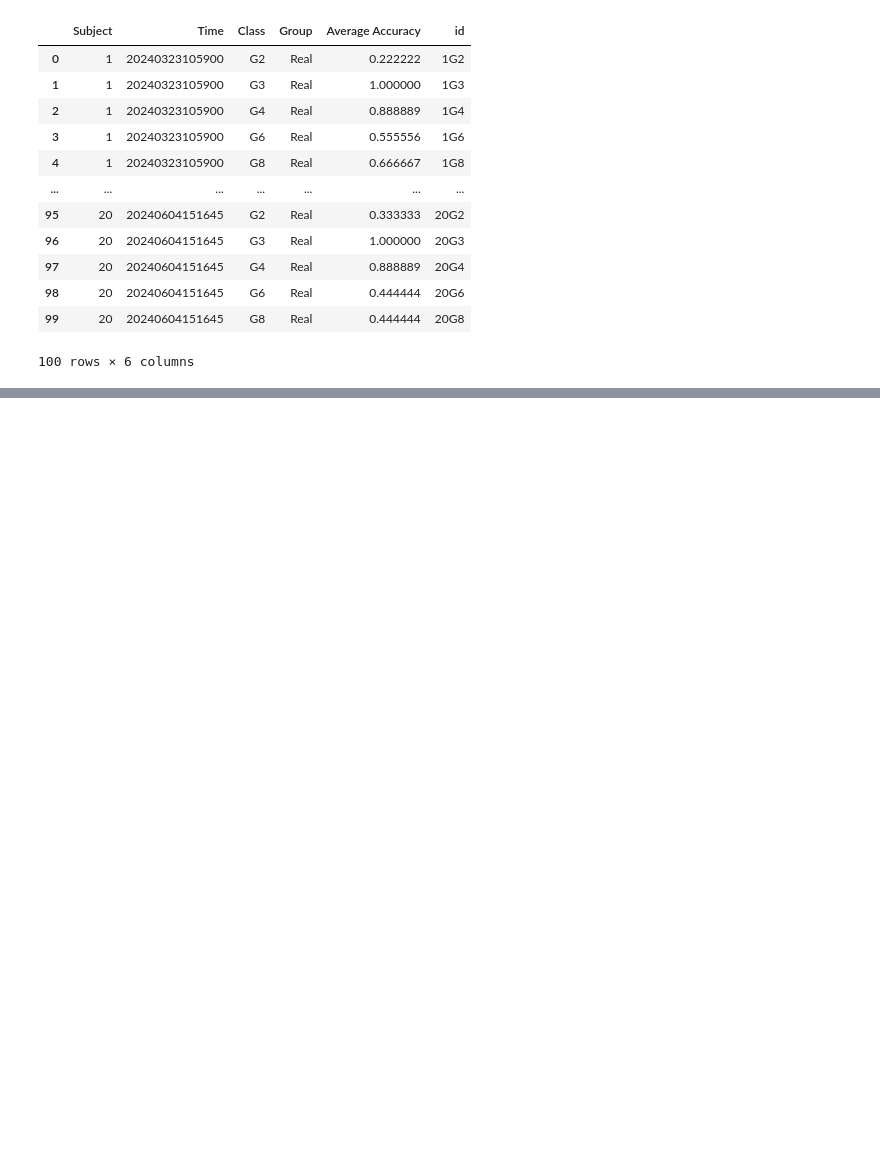
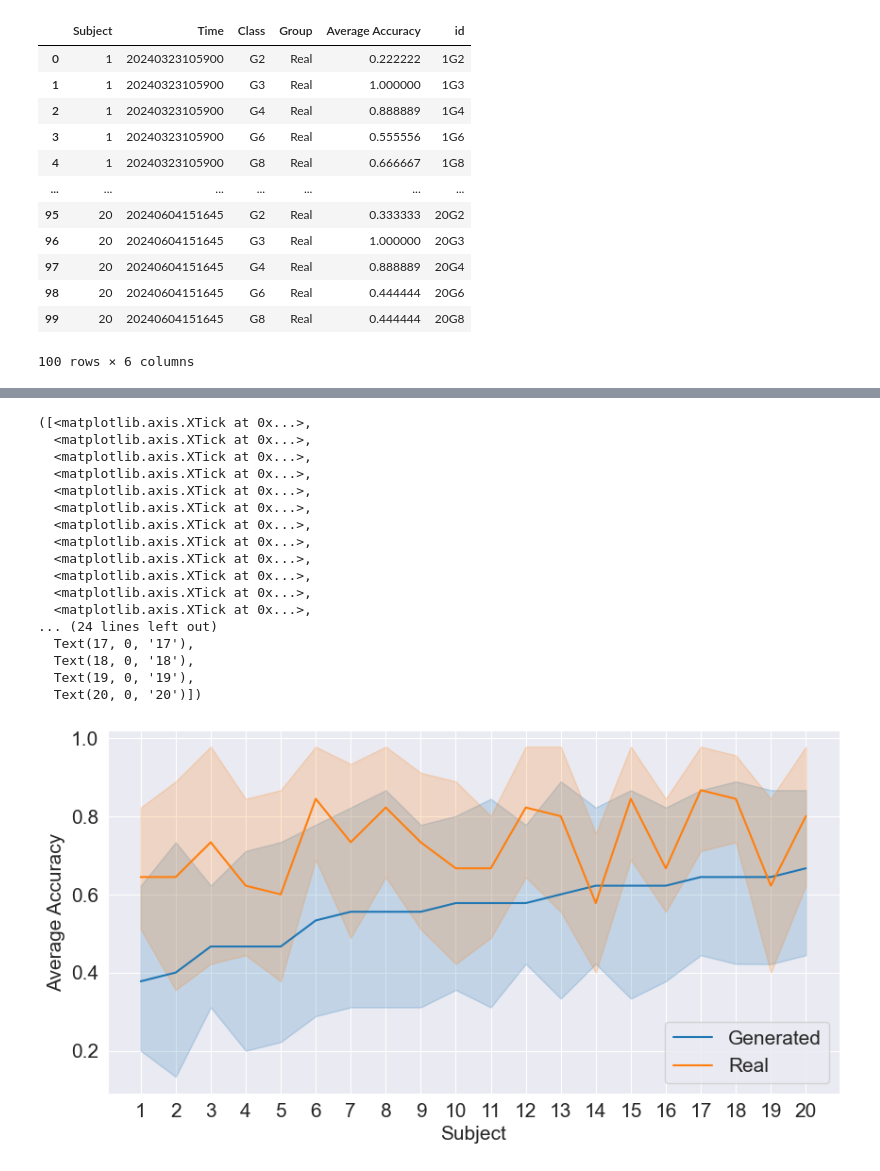
Before and after one commit to shinolab/vibrotactile-autoencoder, a Jupyter notebook: result_analysis.ipynb, the cells around one changed output, grey strips where cells are left out. Cells and saved outputs as stored; diff of their text form; code cells hidden in the pictures; blank space fills up the shorter version.

```diff
--- a/result_analysis.ipynb
+++ b/result_analysis.ipynb
@@ -576,0 +522,13 @@ Name: Average Accuracy, dtype: float64
+# %%
+from itertools import chain
+
+df_avgacc = pd.concat([df_avgacc_g, df_avgacc_r])
+
+acc = df_avgacc_g.groupby('Subject')['Average Accuracy'].mean()
+acc_sorted = acc.sort_values()
+
+subject_order = acc_sorted.index.tolist()
+df_avgacc.index = df_avgacc['Subject']
+df_avgacc = df_avgacc.loc[subject_order]
+df_avgacc['Subject'] = list(chain.from_iterable([[i] * 10 for i in range(1, 21)]))
+df_avgacc
@@ -576,0 +550,25 @@ Name: Average Accuracy, dtype: float64
+# %%
+plt.figure(figsize=(10, 5))
+sns.set_style("darkgrid")
+sns.lineplot(x=df_avgacc['Subject'], y='Average Accuracy', hue='Group', data=df_avgacc, sort=False)
+plt.legend(loc='lower right')
+plt.xticks(list(range(1, 21)))
+# %% [output]
+([<matplotlib.axis.XTick at 0x...>,
+  <matplotlib.axis.XTick at 0x...>,
+  <matplotlib.axis.XTick at 0x...>,
+  <matplotlib.axis.XTick at 0x...>,
+  <matplotlib.axis.XTick at 0x...>,
+  <matplotlib.axis.XTick at 0x...>,
+  <matplotlib.axis.XTick at 0x...>,
+  <matplotlib.axis.XTick at 0x...>,
+  <matplotlib.axis.XTick at 0x...>,
+  <matplotlib.axis.XTick at 0x...>,
+  <matplotlib.axis.XTick at 0x...>,
+  <matplotlib.axis.XTick at 0x...>,
+... (24 lines left out)
+  Text(17, 0, '17'),
+  Text(18, 0, '18'),
+  Text(19, 0, '19'),
+  Text(20, 0, '20')])
+[figure, added]
```
Also changed, not shown: parts of 7 cells of this notebook.
